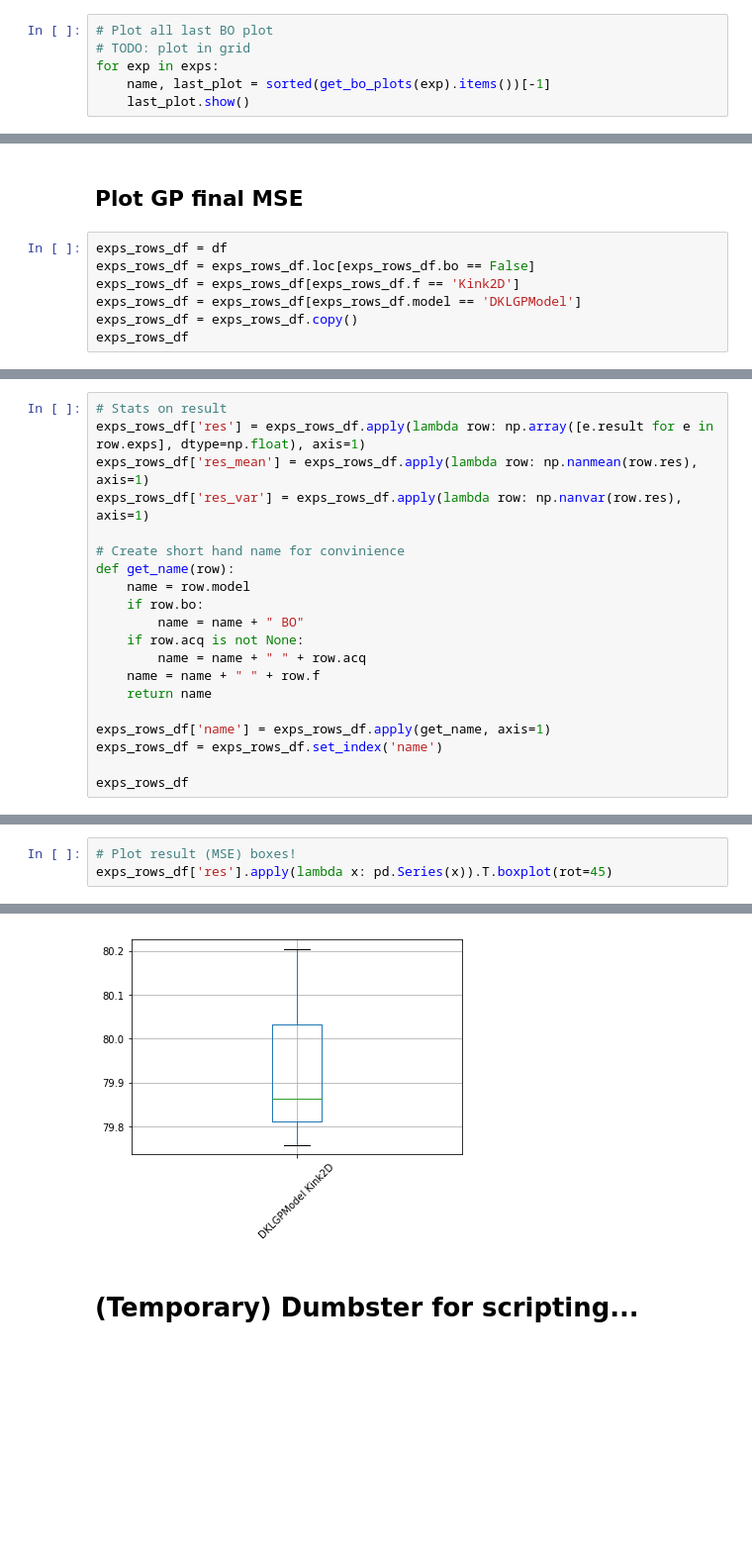
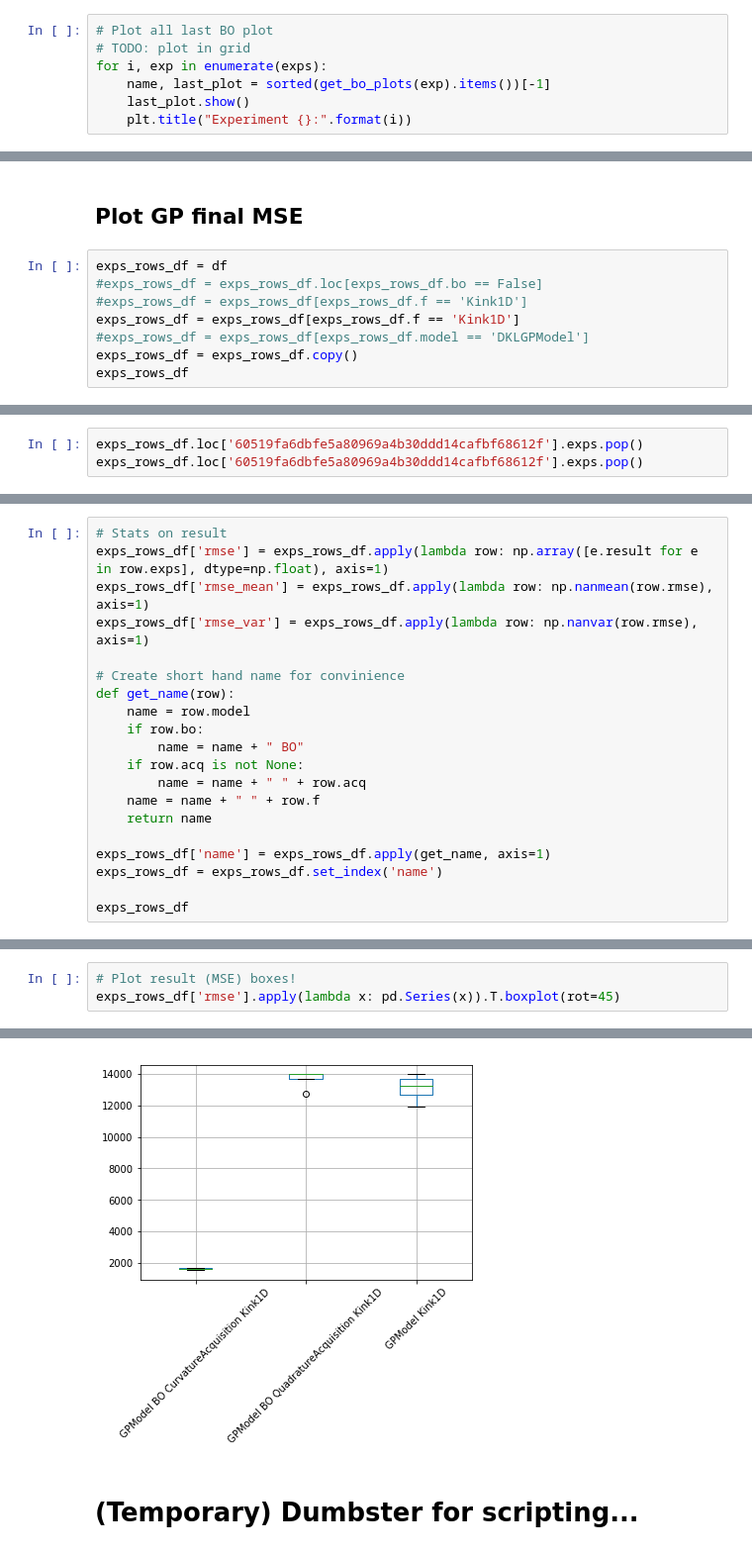
Before and after one commit to tmpethick/thesis-code, a Jupyter notebook: explorer_notebook.ipynb, the cells around one changed output, grey strips where cells are left out. Shown at 99% size. Cells and saved outputs as stored; diff of their text form; blank space fills up the shorter version.

```diff
--- a/explorer_notebook.ipynb
+++ b/explorer_notebook.ipynb
@@ -104,7 +99,8 @@ sorted([('asd4.png', False), ('asd3.png',True)])
 # %%
 # Plot all last BO plot
 # TODO: plot in grid
-for exp in exps:
+for i, exp in enumerate(exps):
     name, last_plot = sorted(get_bo_plots(exp).items())[-1]
     last_plot.show()
+    plt.title("Experiment {}:".format(i))
 # %% [output]
@@ -115,9 +112,10 @@ for exp in exps:
 ## Plot GP final MSE
 # %%
 exps_rows_df = df
-exps_rows_df = exps_rows_df.loc[exps_rows_df.bo == False]
-exps_rows_df = exps_rows_df[exps_rows_df.f == 'Kink2D']
-exps_rows_df = exps_rows_df[exps_rows_df.model == 'DKLGPModel']
+#exps_rows_df = exps_rows_df.loc[exps_rows_df.bo == False]
+#exps_rows_df = exps_rows_df[exps_rows_df.f == 'Kink1D']
+exps_rows_df = exps_rows_df[exps_rows_df.f == 'Kink1D']
+#exps_rows_df = exps_rows_df[exps_rows_df.model == 'DKLGPModel']
 exps_rows_df = exps_rows_df.copy()
 exps_rows_df
 # %% [output]
@@ -125,0 +126,3 @@ exps_rows_df
+# %%
+exps_rows_df.loc['60519fa6dbfe5a80969a4b30ddd14cafbf68612f'].exps.pop()
+exps_rows_df.loc['60519fa6dbfe5a80969a4b30ddd14cafbf68612f'].exps.pop()
@@ -126,8 +131,8 @@ exps_rows_df
 # %%
 # Stats on result
-exps_rows_df['res'] = exps_rows_df.apply(lambda row: np.array([e.result for e in row.exps], dtype=np.float), axis=1)
-exps_rows_df['res_mean'] = exps_rows_df.apply(lambda row: np.nanmean(row.res), axis=1)
-exps_rows_df['res_var'] = exps_rows_df.apply(lambda row: np.nanvar(row.res), axis=1)
+exps_rows_df['rmse'] = exps_rows_df.apply(lambda row: np.array([e.result for e in row.exps], dtype=np.float), axis=1)
+exps_rows_df['rmse_mean'] = exps_rows_df.apply(lambda row: np.nanmean(row.rmse), axis=1)
+exps_rows_df['rmse_var'] = exps_rows_df.apply(lambda row: np.nanvar(row.rmse), axis=1)
 
 # Create short hand name for convinience
 def get_name(row):
@@ -150,9 +157,9 @@ exps_rows_df
 # %%
 # Plot result (MSE) boxes!
-exps_rows_df['res'].apply(lambda x: pd.Series(x)).T.boxplot(rot=45)
+exps_rows_df['rmse'].apply(lambda x: pd.Series(x)).T.boxplot(rot=45)
 # %% [output]
 <matplotlib.axes._subplots.AxesSubplot at 0x...>
-[figure, old version]
+[figure, new version]
 # %% [markdown]
 # (Temporary) Dumbster for scripting...
 # %%
```
Also changed, not shown: parts of 11 cells of this notebook, 6 other files.
